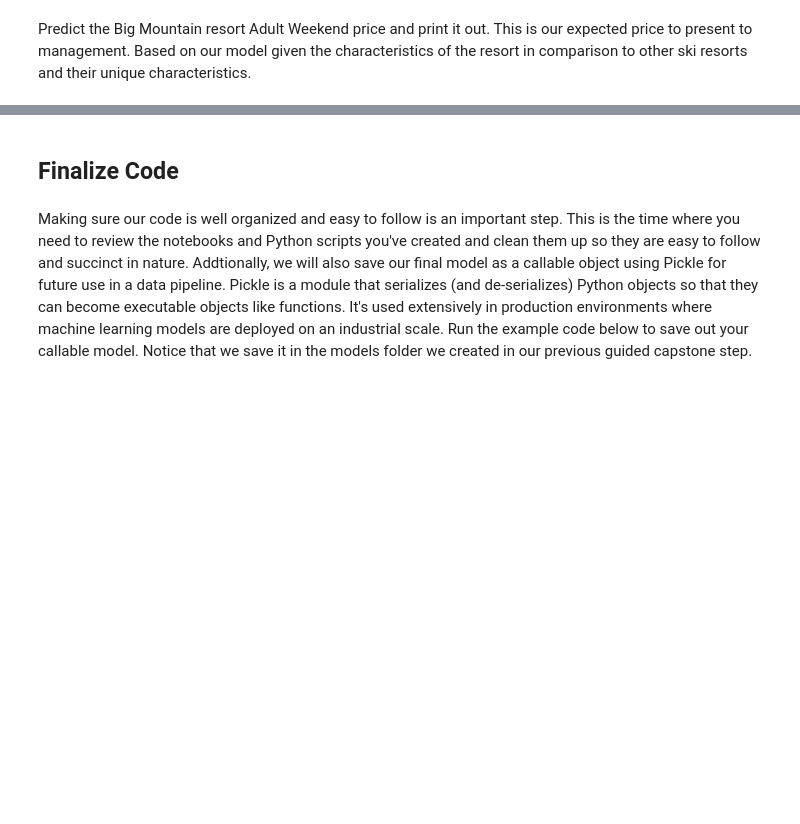
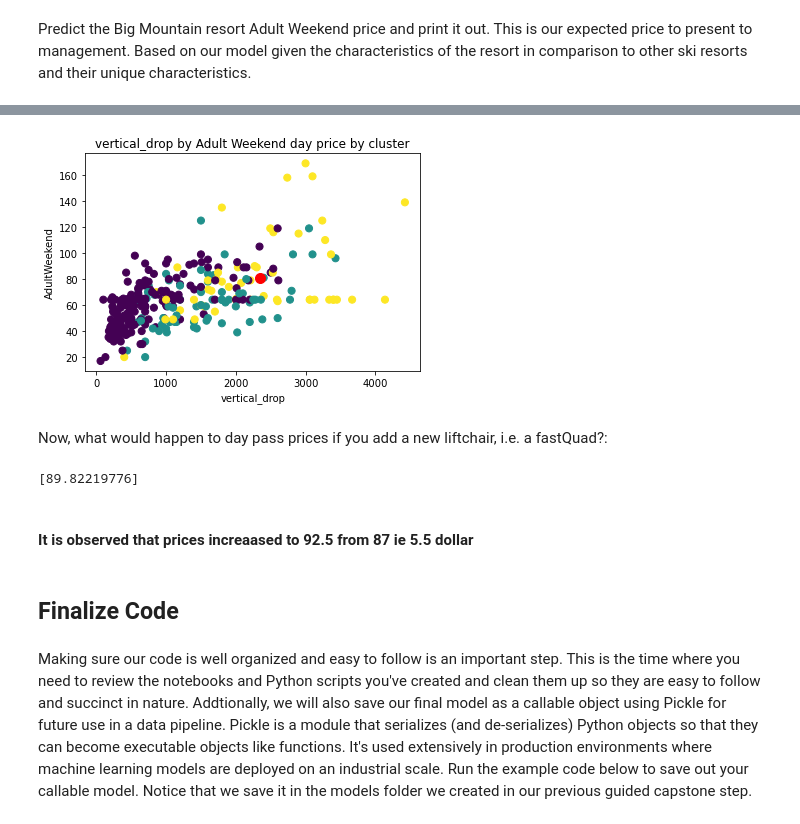
Before and after one commit to sanapplegates/Springbaord, a Jupyter notebook: Guided-capstone-Unit-6/Notebook_stepsix.ipynb, the cells around one changed output, grey strips where cells are left out. Cells and saved outputs as stored; diff of their text form; code cells hidden in the pictures; blank space fills up the shorter version.

```diff
--- a/Guided-capstone-Unit-6/Notebook_stepsix.ipynb
+++ b/Guided-capstone-Unit-6/Notebook_stepsix.ipynb
@@ -190,0 +295,11 @@ plt.savefig(path + '/figures/fig1.png',bbox_inches='tight')
+# %%
+plt.scatter(dfo['vertical_drop'], dfo['AdultWeekend'], c=dfo['clusters'], s=50, cmap='viridis', label ='clusters')
+plt.scatter(big_mountain['vertical_drop'], big_mountain['AdultWeekend'], c='red', s=100)
+plt.xlabel('vertical_drop')
+plt.ylabel('AdultWeekend')
+plt.title('vertical_drop by Adult Weekend day price by cluster')
+plt.savefig('figures/fig3.png',bbox_inches='tight')
+# %% [output]
+[figure, added]
+# %% [markdown]
+Now, what would happen to day pass prices if you add a new liftchair, i.e. a fastQuad?:
@@ -191,3 +309,10 @@ plt.savefig(path + '/figures/fig1.png',bbox_inches='tight')
+# %%
+y_pred_big_mountain = model1.predict(X_big_mountain_scaled)
+print(y_pred_big_mountain)
+# %% [output]
+[89.82219776]
+# %% [markdown]
+#### It is observed  that prices increaased to 92.5 from 87 ie 5.5 dollar
 # %% [markdown]
 ## Finalize Code
 # %% [markdown]
```
Also changed, not shown: parts of 75 cells of this notebook, 14 other files.
